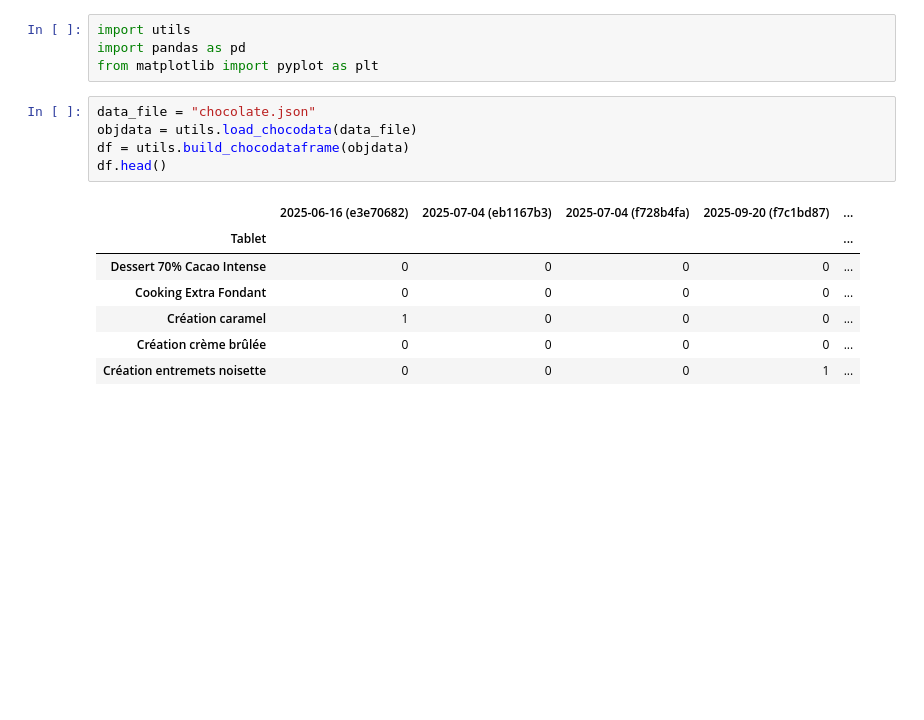
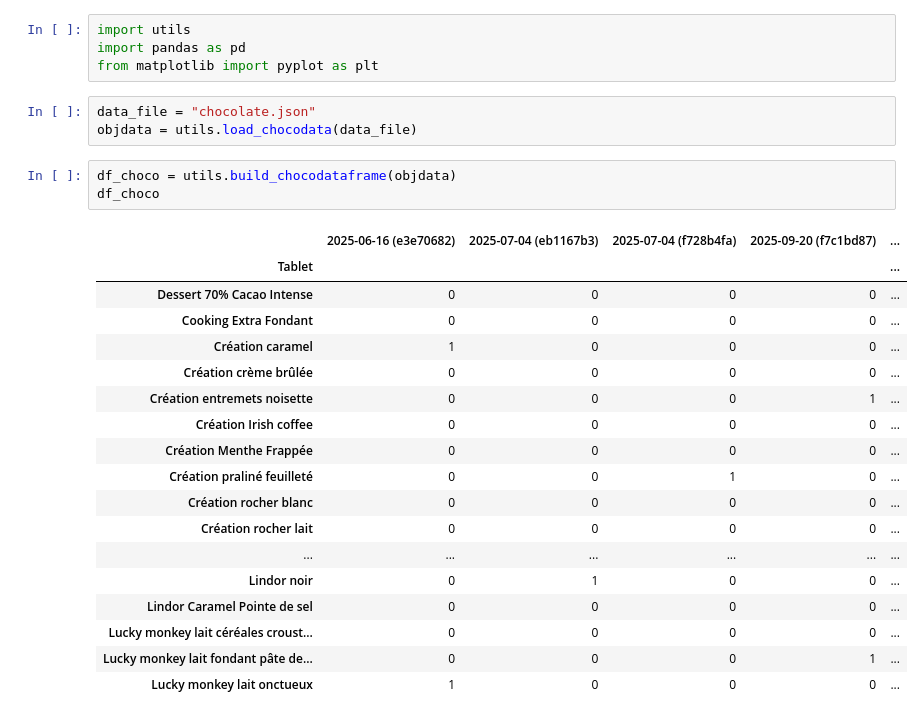
Before and after one commit to antoine-pirog/Lindtomancy, a Jupyter notebook: lindtomancy.ipynb, the cells around one changed output. Drawn from its saved outputs; the diff is of its cells as text; blank space fills up the shorter version.

Commit message:
Added new dataframes

```diff
--- a/lindtomancy.ipynb
+++ b/lindtomancy.ipynb
@@ -5,13 +5,25 @@ from matplotlib import pyplot as plt
 # %%
 data_file = "chocolate.json"
 objdata = utils.load_chocodata(data_file)
-df = utils.build_chocodataframe(objdata)
-df.head()
-# %% [output]
-|  | 2025-06-16 (e3e70682) | 2025-07-04 (eb1167b3) | 2025-07-04 (f728b4fa) | 2025-09-20 (f7c1bd87) | ... |
-| Tablet |  |  |  |  | ... |
-| Dessert 70% Cacao Intense | 0 | 0 | 0 | 0 | ... |
-| Cooking Extra Fondant | 0 | 0 | 0 | 0 | ... |
-| Création caramel | 1 | 0 | 0 | 0 | ... |
-| Création crème brûlée | 0 | 0 | 0 | 0 | ... |
-| Création entremets noisette | 0 | 0 | 0 | 1 | ... |
+# %%
+df_choco = utils.build_chocodataframe(objdata)
+df_choco
+# %% [output]
+|  | 2025-06-16 (e3e70682) | 2025-07-04 (eb1167b3) | 2025-07-04 (f728b4fa) | 2025-09-20 (f7c1bd87) | ... |
+| Tablet |  |  |  |  | ... |
+| Dessert 70% Cacao Intense | 0 | 0 | 0 | 0 | ... |
+| Cooking Extra Fondant | 0 | 0 | 0 | 0 | ... |
+| Création caramel | 1 | 0 | 0 | 0 | ... |
+| Création crème brûlée | 0 | 0 | 0 | 0 | ... |
+| Création entremets noisette | 0 | 0 | 0 | 1 | ... |
+| Création Irish coffee | 0 | 0 | 0 | 0 | ... |
+| Création Menthe Frappée | 0 | 0 | 0 | 0 | ... |
+| Création praliné feuilleté | 0 | 0 | 1 | 0 | ... |
+| Création rocher blanc | 0 | 0 | 0 | 0 | ... |
+| Création rocher lait | 0 | 0 | 0 | 0 | ... |
+| ... | ... | ... | ... | ... | ... |
+| Lindor noir | 0 | 1 | 0 | 0 | ... |
+| Lindor Caramel Pointe de sel | 0 | 0 | 0 | 0 | ... |
+| Lucky monkey lait céréales croust... | 0 | 0 | 0 | 0 | ... |
+| Lucky monkey lait fondant pâte de... | 0 | 0 | 0 | 1 | ... |
+| Lucky monkey lait onctueux | 1 | 0 | 0 | 0 | ... |
```
Also changed, not shown: parts of 3 cells of this notebook, 1 other file.
